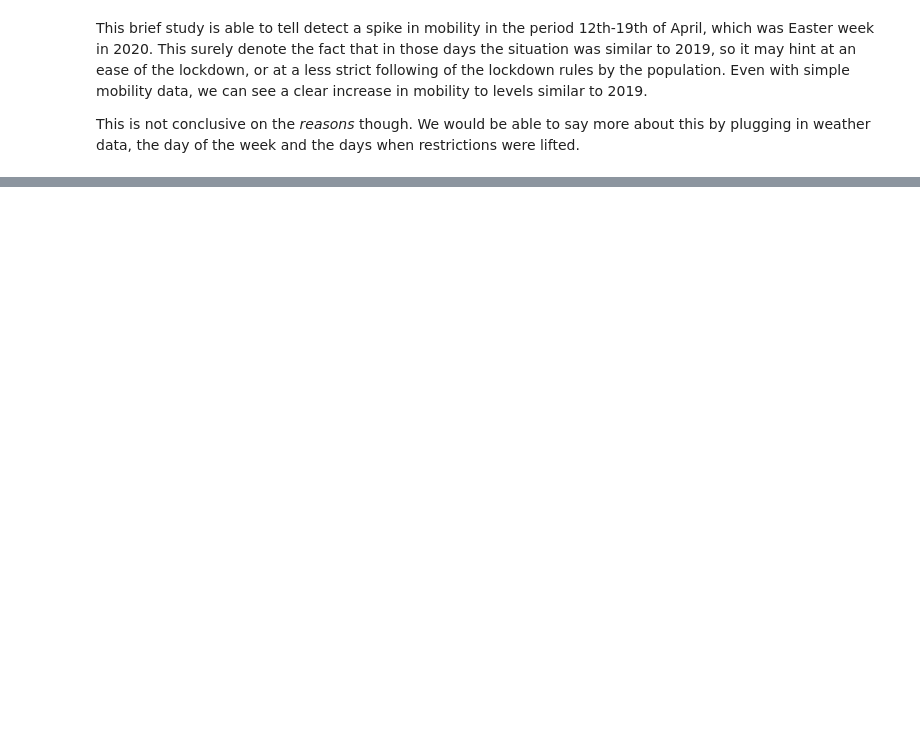
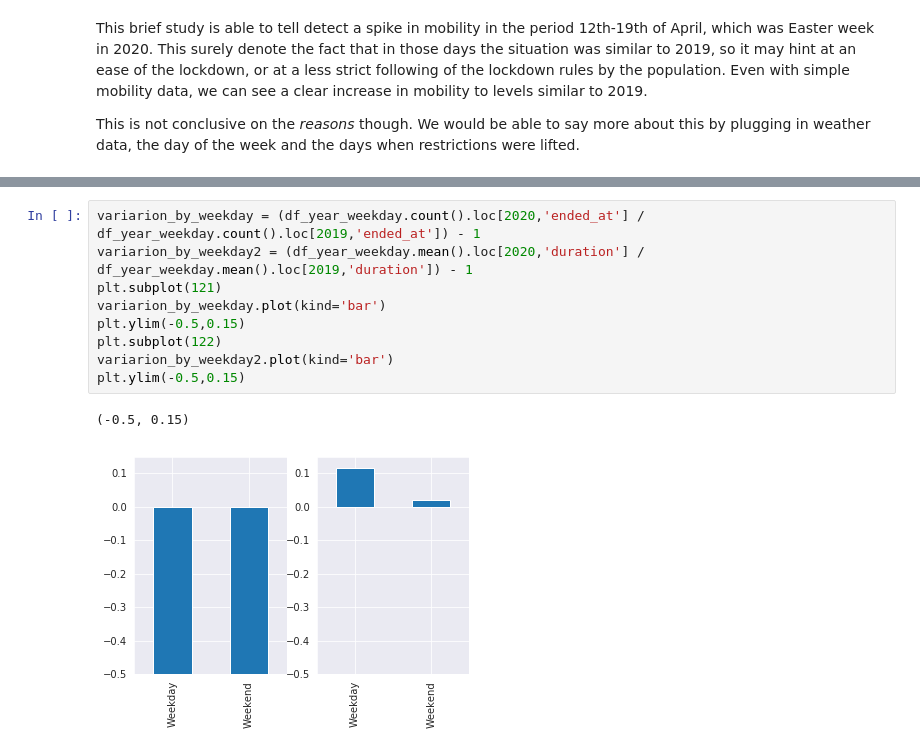
Before and after one commit to Cucni/oslo-bikes-mobility-data, a Jupyter notebook: April.ipynb, the cells around one changed output, grey strips where cells are left out. Saved outputs shown, nothing was run; the diff lists cells and outputs as text; blank space fills up the shorter version.

```diff
--- a/April.ipynb
+++ b/April.ipynb
@@ -138,0 +154,12 @@ This is not conclusive on the _reasons_ though. We would be able to say more abo
+# %%
+variarion_by_weekday = (df_year_weekday.count().loc[2020,'ended_at'] / df_year_weekday.count().loc[2019,'ended_at']) - 1
+variarion_by_weekday2 = (df_year_weekday.mean().loc[2020,'duration'] / df_year_weekday.mean().loc[2019,'duration']) - 1
+plt.subplot(121)
+variarion_by_weekday.plot(kind='bar')
+plt.ylim(-0.5,0.15)
+plt.subplot(122)
+variarion_by_weekday2.plot(kind='bar')
+plt.ylim(-0.5,0.15)
+# %% [output]
+(-0.5, 0.15)
+[figure, added]
```
Also changed, not shown: parts of 16 cells of this notebook.
